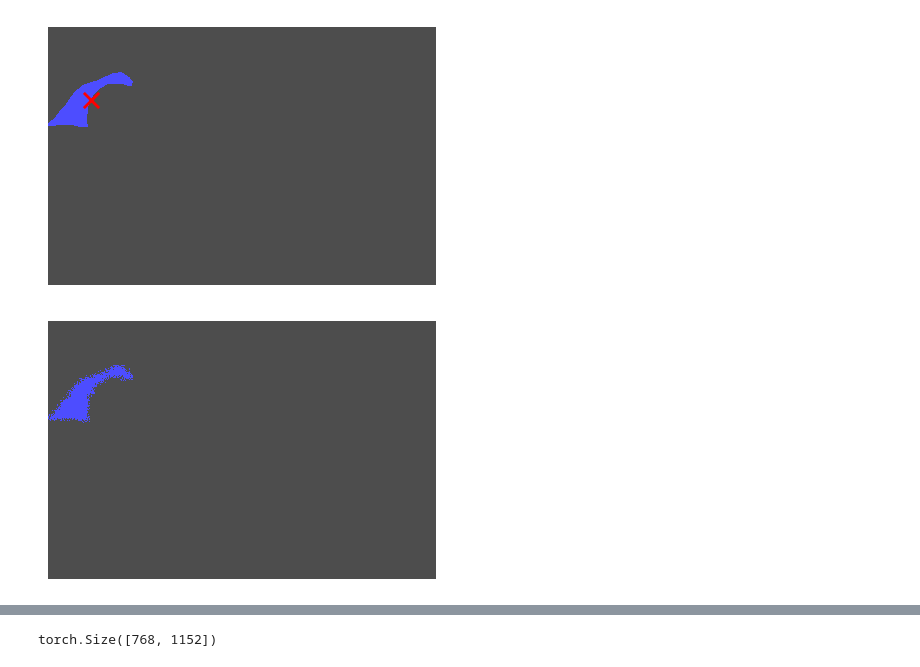
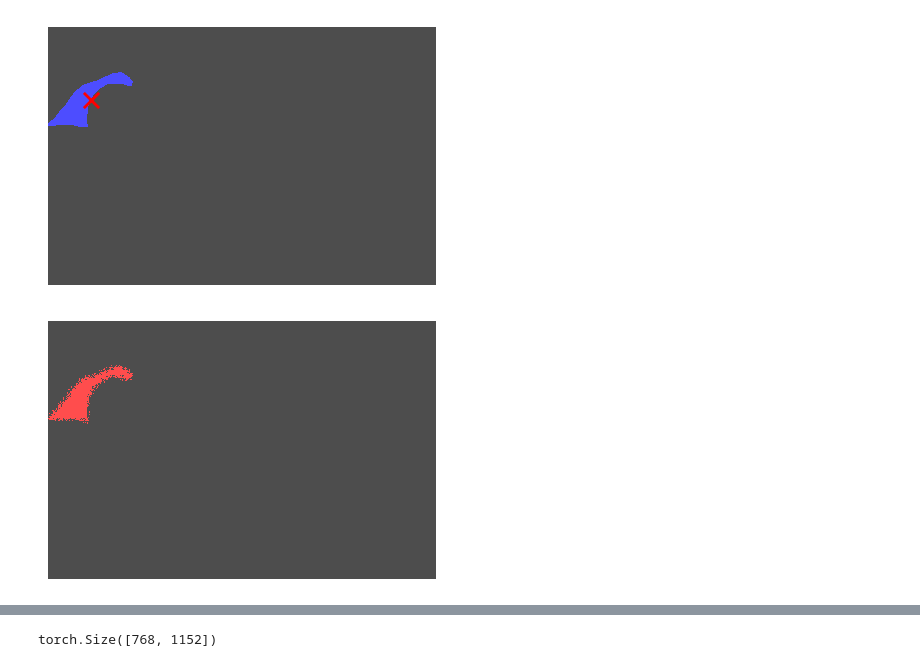
Before and after one commit to thangible/ClimateSAM, a Jupyter notebook: documentation.ipynb, the cells around one changed output, grey strips where cells are left out. Drawn from its saved outputs; the diff is of its cells as text; code cells hidden in the pictures.

```diff
--- a/documentation.ipynb
+++ b/documentation.ipynb
@@ -422,32 +475,32 @@ if 'mask_np' not in globals():
         tmp = obj.detach().cpu().numpy() if isinstance(obj, torch.Tensor) else np.array(obj)
         if tmp.ndim == 4 and tmp.shape[1] == 1:
             tmp = tmp[0, 0, ...]
         elif tmp.ndim == 3 and tmp.shape[0] == 1:
             tmp = tmp[0, ...]
         elif tmp.ndim == 3 and tmp.shape[0] != 1:
             tmp = tmp.max(axis=0)
         mask_np = (tmp > 0.5).astype(np.uint8)
 
 # Attempt to use the utility function; run on CPU to avoid device mismatch inside function
 try:
     from dataset.climatenet_util import make_noisy_mask_on_objects
     noisy = make_noisy_mask_on_objects(obj_t.cpu(), h=mask_np.shape[0], w=mask_np.shape[1])
     noisy_np = noisy.squeeze().cpu().numpy()
 except Exception as e:
     # fallback: resize and add gaussian noise (operate on CPU)
     try:
         o = F.interpolate(obj_t.cpu(), size=mask_np.shape, mode='bilinear')
         noise = torch.randn_like(o) * 0.8
         noisy_tensor = ((o + noise) > 0.5).float()
         noisy_np = noisy_tensor.squeeze().cpu().numpy()
     except Exception as e2:
         print('Failed to compute noisy mask:', e, e2)
         noisy_np = mask_np.copy()
 
 cmap_noisy = ListedColormap(['black', 'blue'])
 plt.figure(figsize=(5, 4))
-plt.imshow(noisy_np, cmap=cmap_noisy, interpolation='nearest', alpha=0.7)
+plt.imshow(noisy_np, cmap=ListedColormap(['black', 'red']), interpolation='nearest', alpha=0.7)
 plt.axis('off')
 plt.show()
 # %% [output]
-[figure, old version]
+[figure, new version]
```
Also changed, not shown: parts of 5 cells of this notebook, 2 other files.
